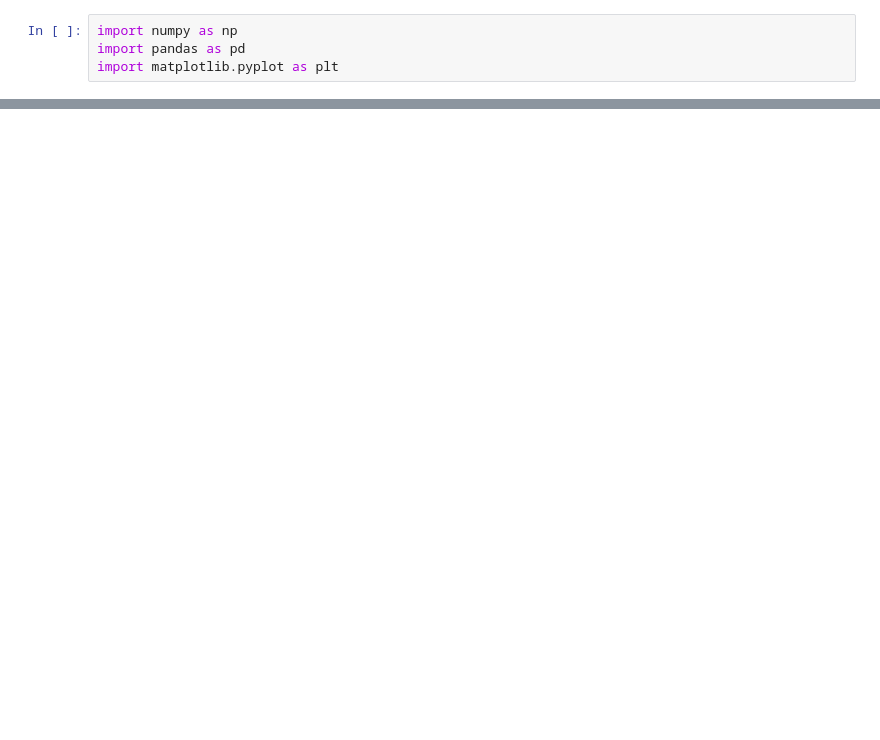
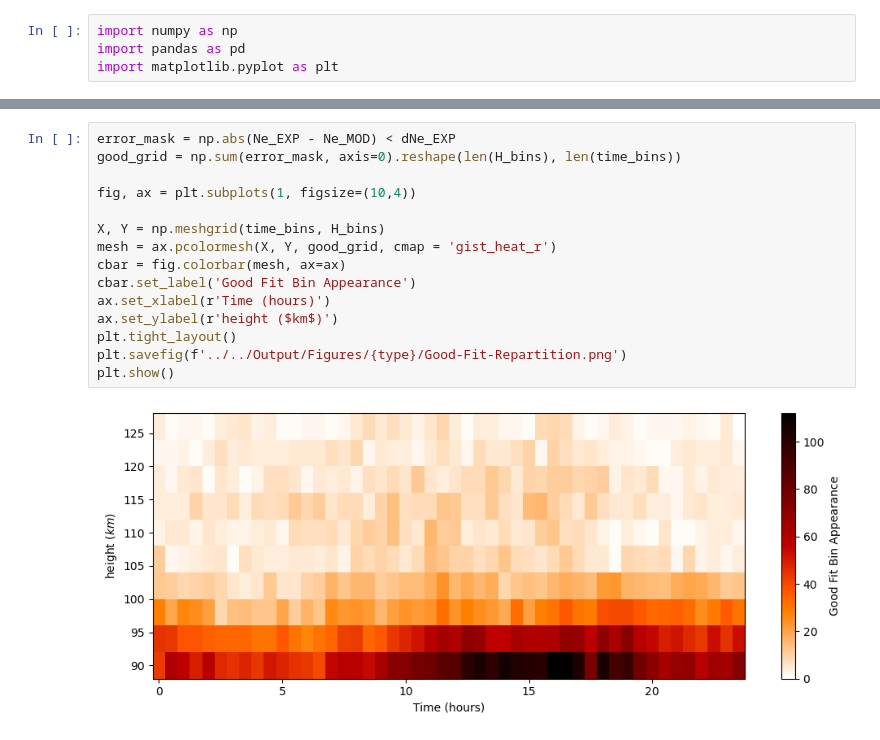
Before and after one commit to remy-guillermin/WACCM-Analysis, a Jupyter notebook: Scripts/Data-Analysis/Data_bins.ipynb, the cells around one changed output, grey strips where cells are left out. Drawn from its saved outputs; the diff is of its cells as text; blank space fills up the shorter version.

```diff
--- a/Scripts/Data-Analysis/Data_bins.ipynb
+++ b/Scripts/Data-Analysis/Data_bins.ipynb
@@ -80,0 +82,17 @@ plt.show()
+# %%
+error_mask = np.abs(Ne_EXP - Ne_MOD) < dNe_EXP
+good_grid = np.sum(error_mask, axis=0).reshape(len(H_bins), len(time_bins))
+
+fig, ax = plt.subplots(1, figsize=(10,4))
+
+X, Y = np.meshgrid(time_bins, H_bins)
+mesh = ax.pcolormesh(X, Y, good_grid, cmap = 'gist_heat_r')
+cbar = fig.colorbar(mesh, ax=ax)
+cbar.set_label('Good Fit Bin Appearance')
+ax.set_xlabel(r'Time (hours)')
+ax.set_ylabel(r'height ($km$)')
+plt.tight_layout()
+plt.savefig(f'../../Output/Figures/{type}/Good-Fit-Repartition.png')
+plt.show()
+# %% [output]
+[figure, added]
```
Also changed, not shown: parts of 4 cells of this notebook, 5 other files.
